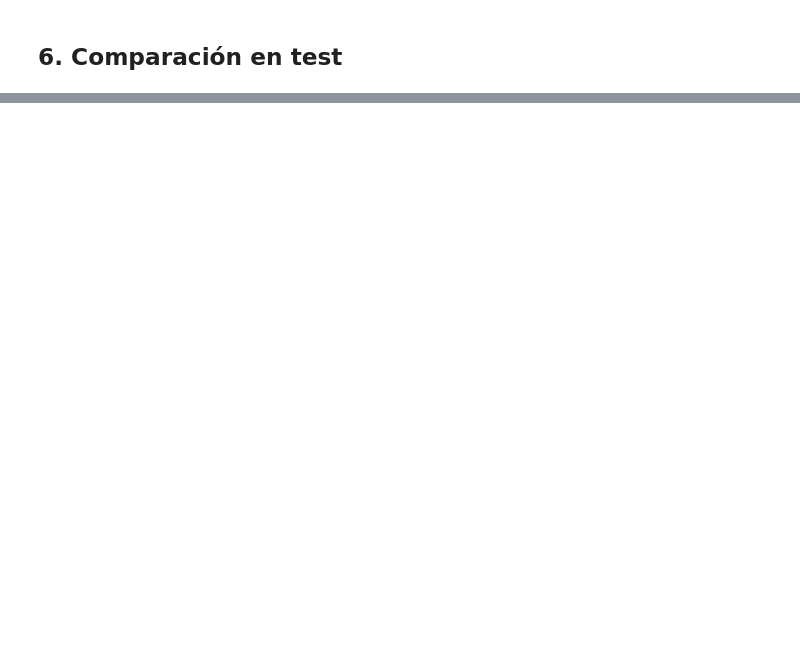
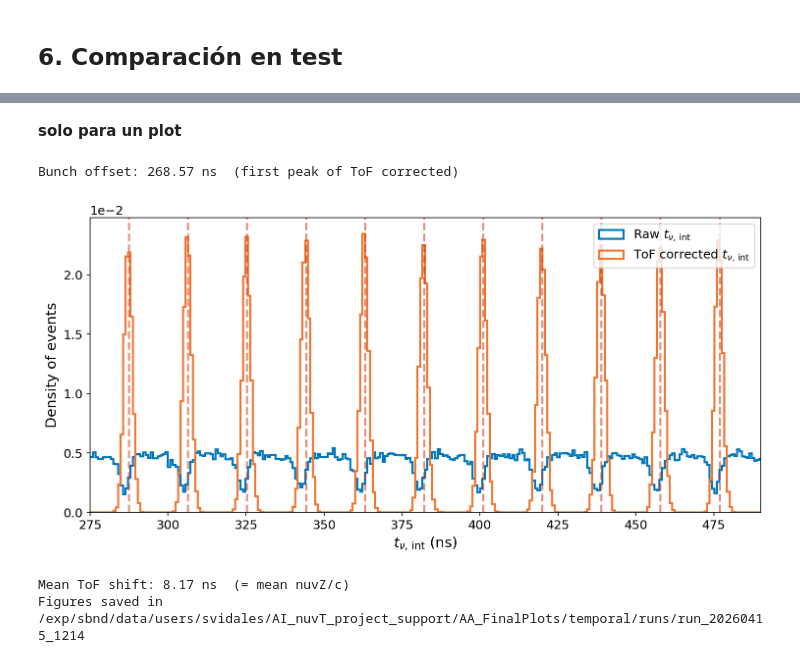
Before and after one commit to SBNSoftware/sbndcode, a Jupyter notebook: sbndcode/NuIntNNOpReco/2-cnn-training-notebooks/TimeCoord_Training.ipynb, the cells around one changed output, grey strips where cells are left out. Cells and saved outputs as stored; diff of their text form; code cells hidden in the pictures; blank space fills up the shorter version.

```diff
--- a/sbndcode/NuIntNNOpReco/2-cnn-training-notebooks/TimeCoord_Training.ipynb
+++ b/sbndcode/NuIntNNOpReco/2-cnn-training-notebooks/TimeCoord_Training.ipynb
@@ -712,3 +964,5 @@ plt.show()
+# %% [markdown]
+**solo para un plot**
 # %%
 import os
 nuvT_tof_all = (nuvT_all - nuvZ_all / C_LIGHT_CM_NS)
@@ -724,60 +978,43 @@ SPILL_MIN_US, SPILL_MAX_US = 0.0, 1.6
 RF_PERIOD_US = 18.936e-3
 RF_PERIOD_NS = 18.936
 
-FIG_DIR_MAIN = '/exp/sbnd/data/users/svidales/AI_nuvT_project_support/AA_FinalPlots/temporal'
-os.makedirs(FIG_DIR_MAIN, exist_ok=True)
-
-# ── Figure 1: raw vs ToF corrected ────────────────────────────────────────────
-fig, axes = plt.subplots(1, 2, figsize=(13, 5))
-
-for ax, data in zip(axes, [nuvT_us, nuvT_tof_us]):
-    ax.axvspan(SPILL_MIN_US, SPILL_MAX_US, color='salmon', alpha=0.18,
-               label=f'MC spill [{SPILL_MIN_US}, {SPILL_MAX_US}] μs')
-    ax.hist(data, bins=100, density=True, color=C_PRIMARY,
-            alpha=0.85, edgecolor='white', linewidth=0.4)
-    ax.set_xlabel(r'$t_{\nu,\,\mathrm{int}}$ (μs)')
-    ax.set_ylabel('Density of events')
-    ax.legend()
-    ax.grid(True, ls='--', alpha=0.3)
-
-fig.text(0.01, 0.01, MC_LABEL, fontsize=10, style='italic', va='bottom')
-plt.tight_layout()
-plt.savefig(os.path.join(FIG_DIR_MAIN, 'nuvT_tof_correction.pdf'), bbox_inches='tight')
-plt.savefig(os.path.join(FIG_DIR_MAIN, 'nuvT_tof_correction.png'), dpi=SAVE_DPI, bbox_inches='tight')
-plt.show()
-
-# ── Figure 2: BNB bunch structure (nanoseconds) ───────────────────────────────
+# ── Figure : BNB bunch structure (nanoseconds) ───────────────────────────────
 zoom_min_ns, zoom_max_ns = 275, 490
 hist_min_ns, hist_max_ns = 260, 500
 
 # Find bunch offset from data: peak of first bunch in ToF corrected histogram
 cnt_ref, edges_ref = np.histogram(nuvT_tof_ns, bins=2000,
                                    range=(hist_min_ns, hist_min_ns + RF_PERIOD_NS * 2))
 cx_ref = (edges_ref[:-1] + edges_ref[1:]) / 2
 first_peak_ns = cx_ref[cnt_ref.argmax()]
 bunch_lines_ns = np.arange(first_peak_ns, zoom_max_ns + RF_PERIOD_NS, RF_PERIOD_NS)
 bunch_lines_ns = bunch_lines_ns[(bunch_lines_ns >= zoom_min_ns) & (bunch_lines_ns <= zoom_max_ns)]
 print(f'Bunch offset: {first_peak_ns:.2f} ns  (first peak of ToF corrected)')
 
 fig, ax = plt.subplots(figsize=(10, 5))
 ax.hist(nuvT_ns,     bins=300, range=(hist_min_ns, hist_max_ns),
         density=True, histtype='step', color=C_PRIMARY,  lw=2,
         label=r'Raw $t_{\nu,\,\mathrm{int}}$')
 ax.hist(nuvT_tof_ns, bins=300, range=(hist_min_ns, hist_max_ns),
         density=True, histtype='step', color=C_SECONDARY, lw=2,
         label=r'ToF corrected $t_{\nu,\,\mathrm{int}}$')
 for t_b in bunch_lines_ns:
-    ax.axvline(t_b, color=C_ALERT, alpha=0.4, lw=1.0, ls='--')
+    ax.axvline(t_b, color=C_ALERT, alpha=0.55, lw=2, ls='--')
 ax.set_xlim(zoom_min_ns, zoom_max_ns)
 ax.set_xlabel(r'$t_{\nu,\,\mathrm{int}}$ (ns)')
 ax.set_ylabel('Density of events')
-ax.legend()
-ax.grid(True, ls='--', alpha=0.3)
-fig.text(0.01, 0.01, MC_LABEL, fontsize=10, style='italic', va='bottom')
+ax.ticklabel_format(axis='y', style='sci', scilimits=(0, 0))
+ax.yaxis.get_offset_text().set_fontsize(mpl.rcParams['ytick.labelsize'])
+ax.legend(loc='upper right')
 plt.tight_layout()
-plt.savefig(os.path.join(FIG_DIR_MAIN, 'nuvT_bnb_bunch_structure.pdf'), bbox_inches='tight')
-plt.savefig(os.path.join(FIG_DIR_MAIN, 'nuvT_bnb_bunch_structure.png'), dpi=SAVE_DPI, bbox_inches='tight')
+plt.savefig(os.path.join(RUN_DIR, 'nuvT_bnb_bunch_structure.pdf'), bbox_inches='tight')
+plt.savefig(os.path.join(RUN_DIR, 'nuvT_bnb_bunch_structure.png'), dpi=SAVE_DPI, bbox_inches='tight')
 plt.show()
 
 print(f'Mean ToF shift: {(nuvT_us - nuvT_tof_us).mean()*1e3:.2f} ns  (= mean nuvZ/c)')
-print(f'Figures saved in {FIG_DIR_MAIN}')
+print(f'Figures saved in {RUN_DIR}')
+# %% [output]
+Bunch offset: 268.57 ns  (first peak of ToF corrected)
+[figure, added]
+Mean ToF shift: 8.17 ns  (= mean nuvZ/c)
+Figures saved in /exp/sbnd/data/users/svidales/AI_nuvT_project_support/AA_FinalPlots/temporal/runs/run_20260415_1214
```
Also changed, not shown: parts of 22 cells of this notebook, 2 other files.
